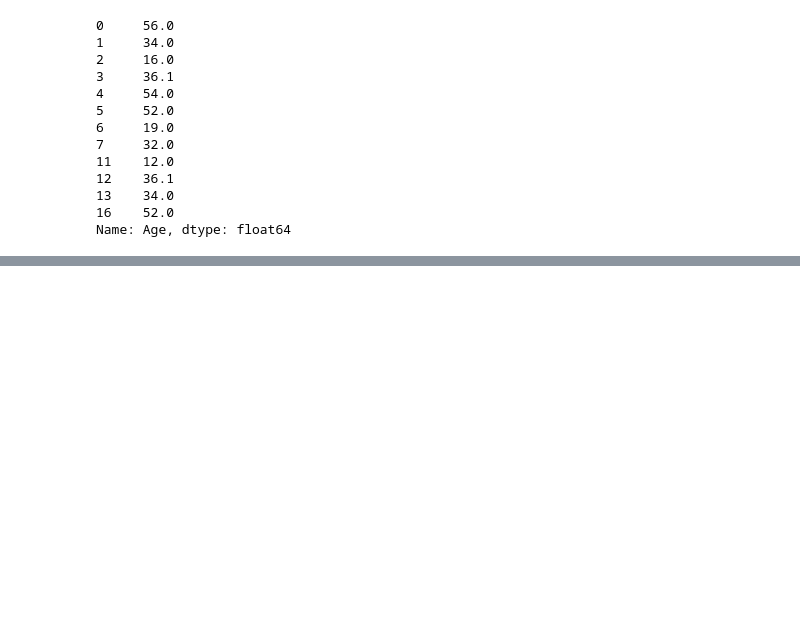
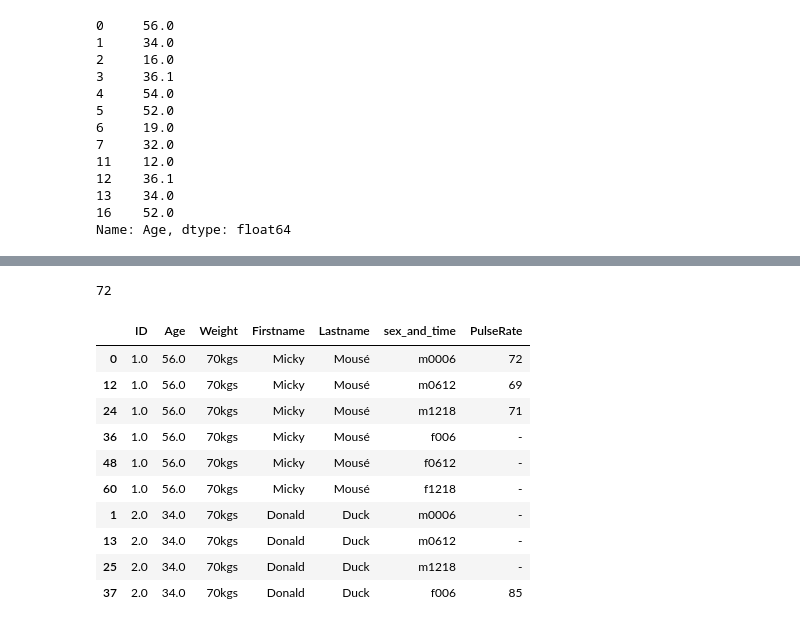
Before and after one commit to hqmkhoa/PhanTichDuLieu, a Jupyter notebook: Lab03.ipynb, the cells around one changed output, grey strips where cells are left out. Drawn from its saved outputs; the diff is of its cells as text; code cells hidden in the pictures; blank space fills up the shorter version.

```diff
--- a/Lab03.ipynb
+++ b/Lab03.ipynb
@@ -177,0 +202,19 @@ Name: Age, dtype: float64
+# %%
+df = pd.melt(patientheartrate, id_vars=['ID', 'Age', 'Weight', 'Firstname', 'Lastname'], value_name="PulseRate",var_name="sex_and_time").sort_values(['ID', 'Age', 'Weight', 'Firstname', 'Lastname'])
+len(df['PulseRate'])
+# %% [output]
+72
+# %%
+df.head(10)
+# %% [output]
+|  | ID | Age | Weight | Firstname | Lastname | sex_and_time | PulseRate |
+| 0 | 1.0 | 56.0 | 70kgs | Micky | Mousé | m0006 | 72 |
+| 12 | 1.0 | 56.0 | 70kgs | Micky | Mousé | m0612 | 69 |
+| 24 | 1.0 | 56.0 | 70kgs | Micky | Mousé | m1218 | 71 |
+| 36 | 1.0 | 56.0 | 70kgs | Micky | Mousé | f006 | - |
+| 48 | 1.0 | 56.0 | 70kgs | Micky | Mousé | f0612 | - |
+| 60 | 1.0 | 56.0 | 70kgs | Micky | Mousé | f1218 | - |
+| 1 | 2.0 | 34.0 | 70kgs | Donald | Duck | m0006 | - |
+| 13 | 2.0 | 34.0 | 70kgs | Donald | Duck | m0612 | - |
+| 25 | 2.0 | 34.0 | 70kgs | Donald | Duck | m1218 | - |
+| 37 | 2.0 | 34.0 | 70kgs | Donald | Duck | f006 | 85 |
```
Also changed, not shown: parts of 3 cells of this notebook.
